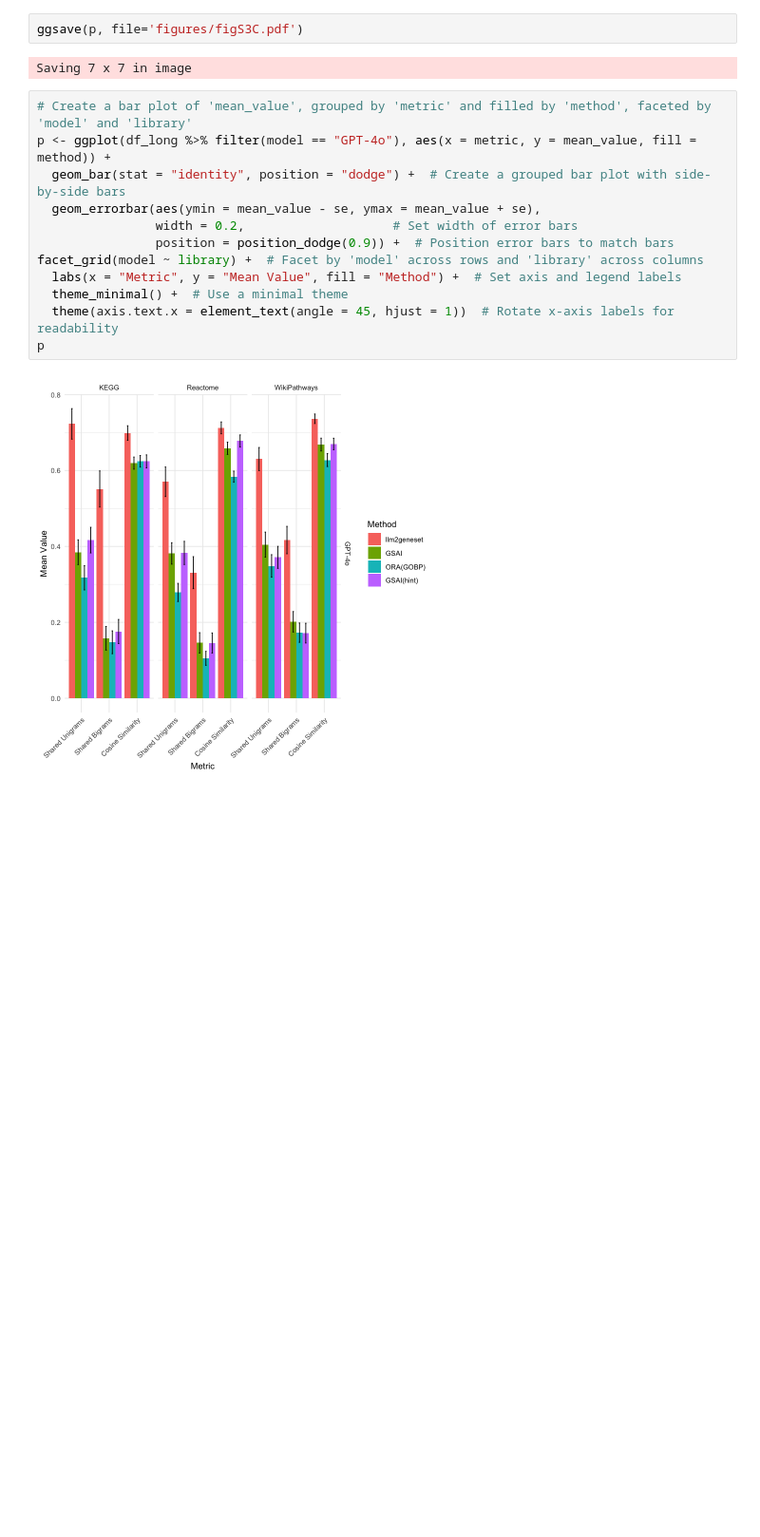
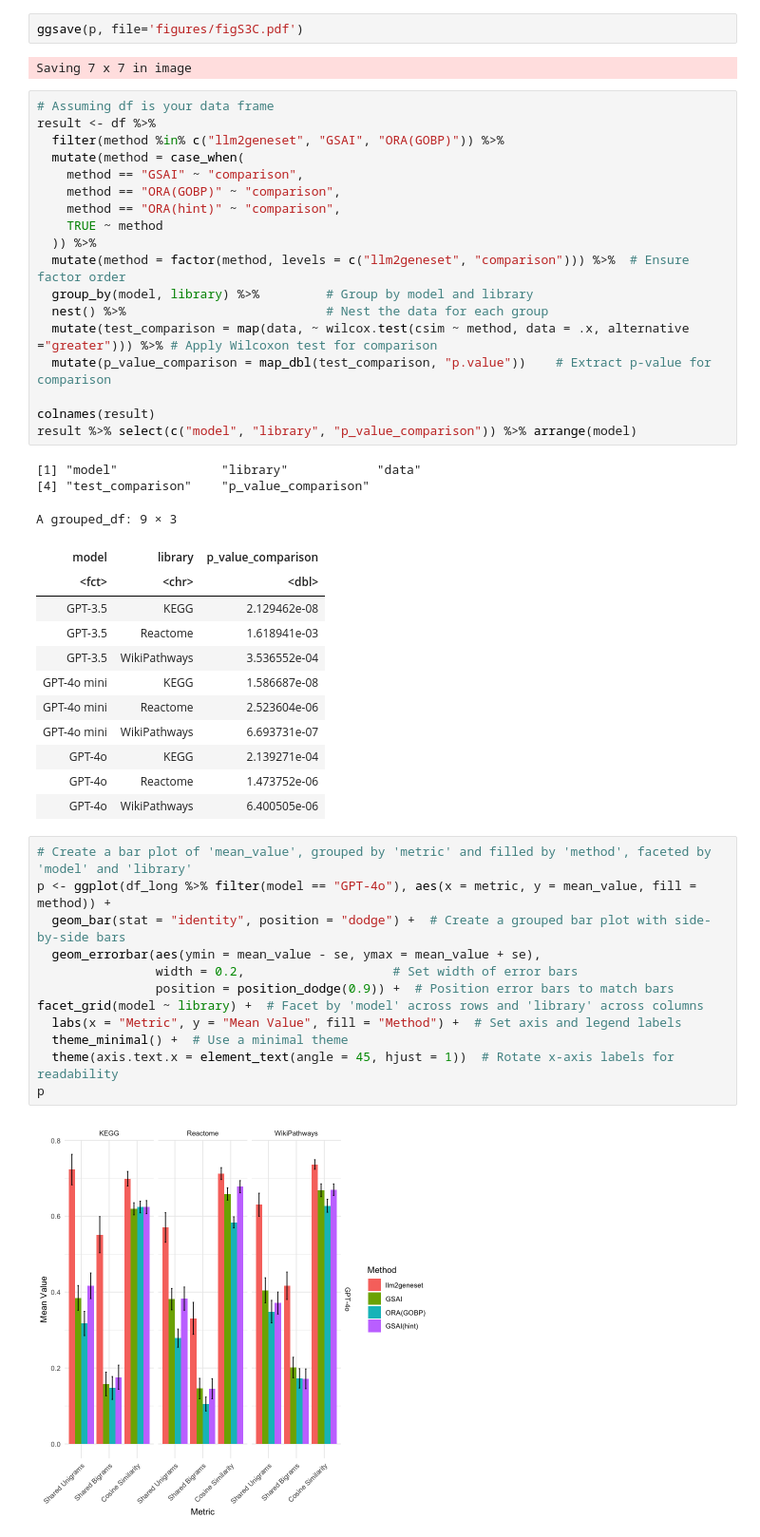
Before and after one commit to Alector-BIO/llm2geneset, a Jupyter notebook: notebooks/fig3.ipynb, the cells around one changed output. Shown at 95% size. Cells and saved outputs as stored; diff of their text form; blank space fills up the shorter version.

```diff
--- a/notebooks/fig3.ipynb
+++ b/notebooks/fig3.ipynb
@@ -410,6 +429,39 @@ Joining with `by = join_by(model, method, library, metric)`
 ggsave(p, file='figures/figS3C.pdf')
 # %% [output]
 Saving 7 x 7 in image
+# %%
+# Assuming df is your data frame
+result <- df %>%
+  filter(method %in% c("llm2geneset", "GSAI", "ORA(GOBP)")) %>%
+  mutate(method = case_when(
+    method == "GSAI" ~ "comparison",
+    method == "ORA(GOBP)" ~ "comparison",
+    method == "ORA(hint)" ~ "comparison",
+    TRUE ~ method
+  )) %>%
+  mutate(method = factor(method, levels = c("llm2geneset", "comparison"))) %>%  # Ensure factor order
+  group_by(model, library) %>%         # Group by model and library
+  nest() %>%                           # Nest the data for each group
+  mutate(test_comparison = map(data, ~ wilcox.test(csim ~ method, data = .x, alternative ="greater"))) %>% # Apply Wilcoxon test for comparison
+  mutate(p_value_comparison = map_dbl(test_comparison, "p.value"))    # Extract p-value for comparison
+
+colnames(result)
+result %>% select(c("model", "library", "p_value_comparison")) %>% arrange(model)
+# %% [output]
+[1] "model"              "library"            "data"
+[4] "test_comparison"    "p_value_comparison"
+A grouped_df: 9 × 3
+| model | library | p_value_comparison |
+| <fct> | <chr> | <dbl> |
+| GPT-3.5 | KEGG | 2.129462e-08 |
+| GPT-3.5 | Reactome | 1.618941e-03 |
+| GPT-3.5 | WikiPathways | 3.536552e-04 |
+| GPT-4o mini | KEGG | 1.586687e-08 |
+| GPT-4o mini | Reactome | 2.523604e-06 |
+| GPT-4o mini | WikiPathways | 6.693731e-07 |
+| GPT-4o | KEGG | 2.139271e-04 |
+| GPT-4o | Reactome | 1.473752e-06 |
+| GPT-4o | WikiPathways | 6.400505e-06 |
 # %%
 # Create a bar plot of 'mean_value', grouped by 'metric' and filled by 'method', faceted by 'model' and 'library'
 p <- ggplot(df_long %>% filter(model == "GPT-4o"), aes(x = metric, y = mean_value, fill = method)) +
```
Also changed, not shown: parts of 3 cells of this notebook, 1 other file.
